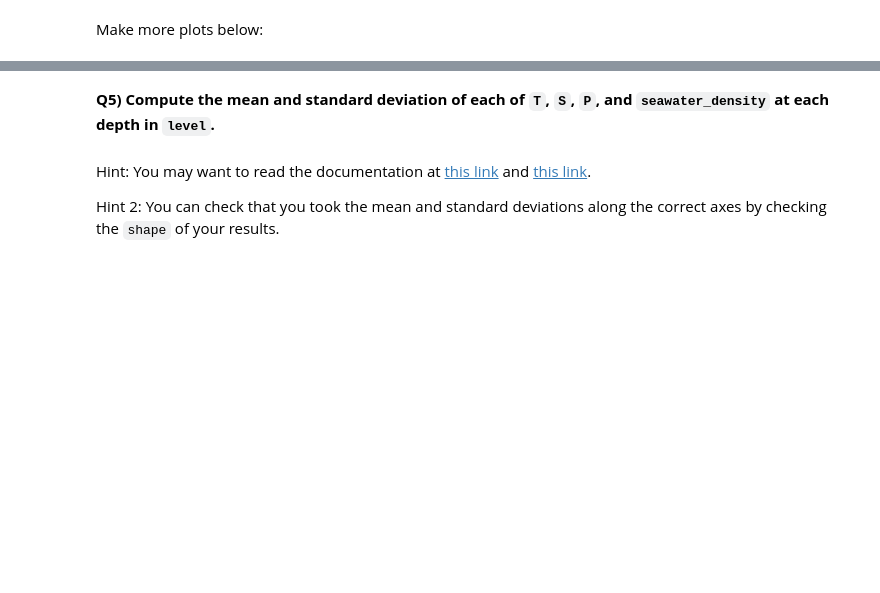
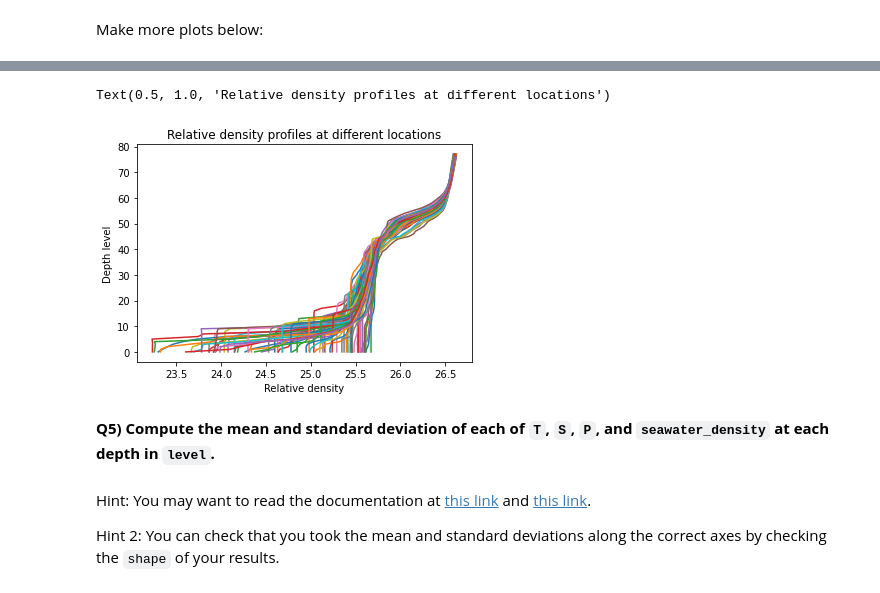
Before and after one commit to ocallaghanm/2022_Intro_Python, a Jupyter notebook: Exercises/W2_S1.ipynb, the cells around one changed output, grey strips where cells are left out. Cells and saved outputs as stored; diff of their text form; code cells hidden in the pictures; blank space fills up the shorter version.

```diff
--- a/Exercises/W2_S1.ipynb
+++ b/Exercises/W2_S1.ipynb
@@ -164,2 +177,4 @@ ___ = CT_from_t(___,___,___)
+# %%
+conservative_T = CT_from_t(S,T,P)
 # %% [markdown]
 Calculate the `relative density` using the equation above
@@ -168,3 +181,5 @@ ___ = ___
+# %%
+relative_density = a*S + b*conservative_T + c*conservative_T**2
 # %% [markdown]
 **Q4) Make a plot for each column of data in `T`, `S`, `P`, and
 `relative_density` (four plots)**
@@ -192,3 +226,11 @@ Make more plots below:
+# %%
+plt.plot(relative_density,levels);
+plt.xlabel('Relative density')
+plt.ylabel('Depth level')
+plt.title('Relative density profiles at different locations')
+# %% [output]
+Text(0.5, 1.0, 'Relative density profiles at different locations')
+[figure, added]
 # %% [markdown]
 **Q5) Compute the mean and standard deviation of each of `T`, `S`, `P`, and `seawater_density` at each depth in `level`.**
 # %% [markdown]
```
Also changed, not shown: parts of 9 cells of this notebook.
